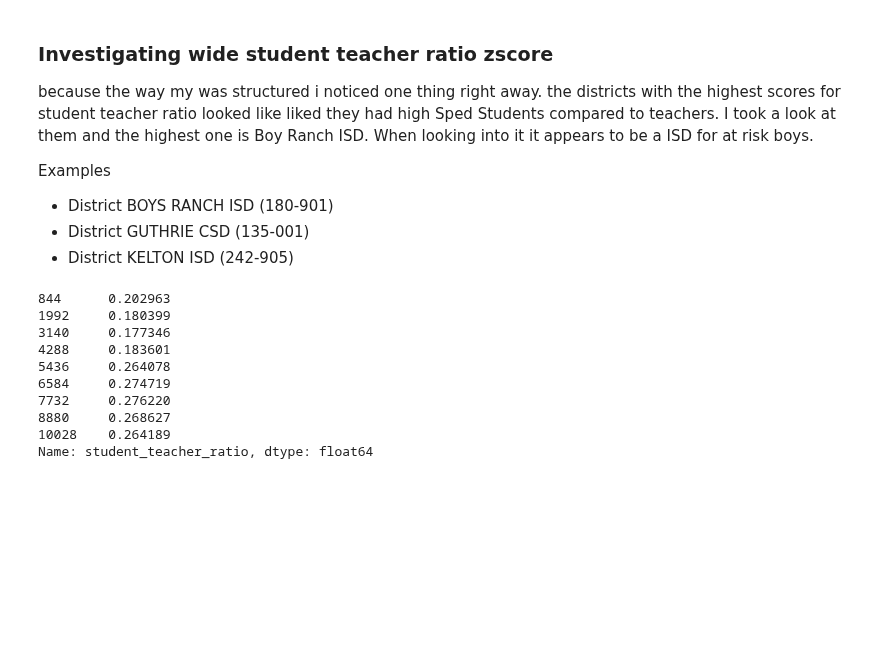
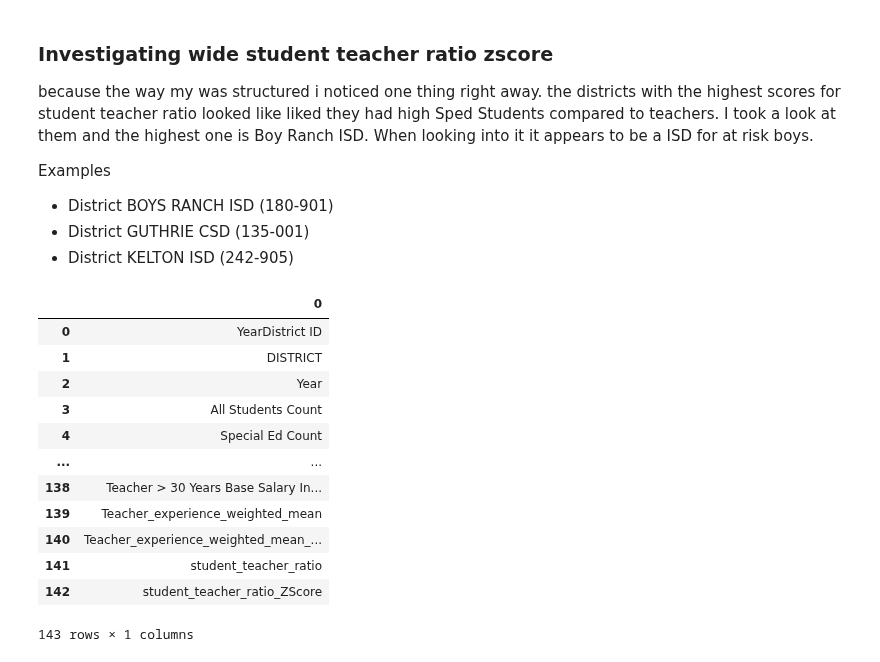
Before and after one commit to CristianS-D/Texas-Education-Data-Analysis, a Jupyter notebook: Clustering.ipynb, the cells around one changed output. Saved outputs shown, nothing was run; the diff lists cells and outputs as text; code cells hidden in the pictures; blank space fills up the shorter version.

```diff
--- a/Clustering.ipynb
+++ b/Clustering.ipynb
@@ -505,22 +577,23 @@ Examples
 - District BOYS RANCH ISD (180-901)
 - District GUTHRIE CSD (135-001)
 - District KELTON ISD (242-905)
-# %%
-# Investigating the extremely high zscores
-investigate_df = merged_df[merged_df['DISTRICT']=='180901']
-investigate_df['student_teacher_ratio']
-# %% [output]
-844      0.202963
-1992     0.180399
-3140     0.177346
-4288     0.183601
-5436     0.264078
-6584     0.274719
-7732     0.276220
-8880     0.268627
-10028    0.264189
-Name: student_teacher_ratio, dtype: float64
 # %%
 clustering_df_24 = merged_df[merged_df['Year']=='2024']
-clustering_df_24.head(2)
-clustering_df_24 = clustering_df_24[['YearDistrict ID', 'DISTRICT', 'Year','student_teacher_ratio_ZScore', 'student_ethnicity_euclidean_distance_ZScore','At Risk Count_bbm_smoothed_ZScore','Econ Disadv Count_bbm_smoothed_ZScore', 'Teacher_weighted_mean_ZScore']].reset_index(drop=True)
+#clustering_df_24 = clustering_df_24[['YearDistrict ID', 'DISTRICT', 'Year','student_teacher_ratio_ZScore', 'student_ethnicity_euclidean_distance_ZScore','At Risk Count_bbm_smoothed_ZScore','Econ Disadv Count_bbm_smoothed_ZScore', 'Teacher_weighted_mean_ZScore']].reset_index(drop=True)
+# %%
+xxx = pd.DataFrame(clustering_df_24.columns)
+xxx
+# %% [output]
+|  | 0 |
+| 0 | YearDistrict ID |
+| 1 | DISTRICT |
+| 2 | Year |
+| 3 | All Students Count |
+| 4 | Special Ed Count |
+| ... | ... |
+| 138 | Teacher > 30 Years Base Salary In... |
+| 139 | Teacher_experience_weighted_mean |
+| 140 | Teacher_experience_weighted_mean_... |
+| 141 | student_teacher_ratio |
+| 142 | student_teacher_ratio_ZScore |
+143 rows × 1 columns
```
Also changed, not shown: parts of 19 cells of this notebook, 2 other files.
